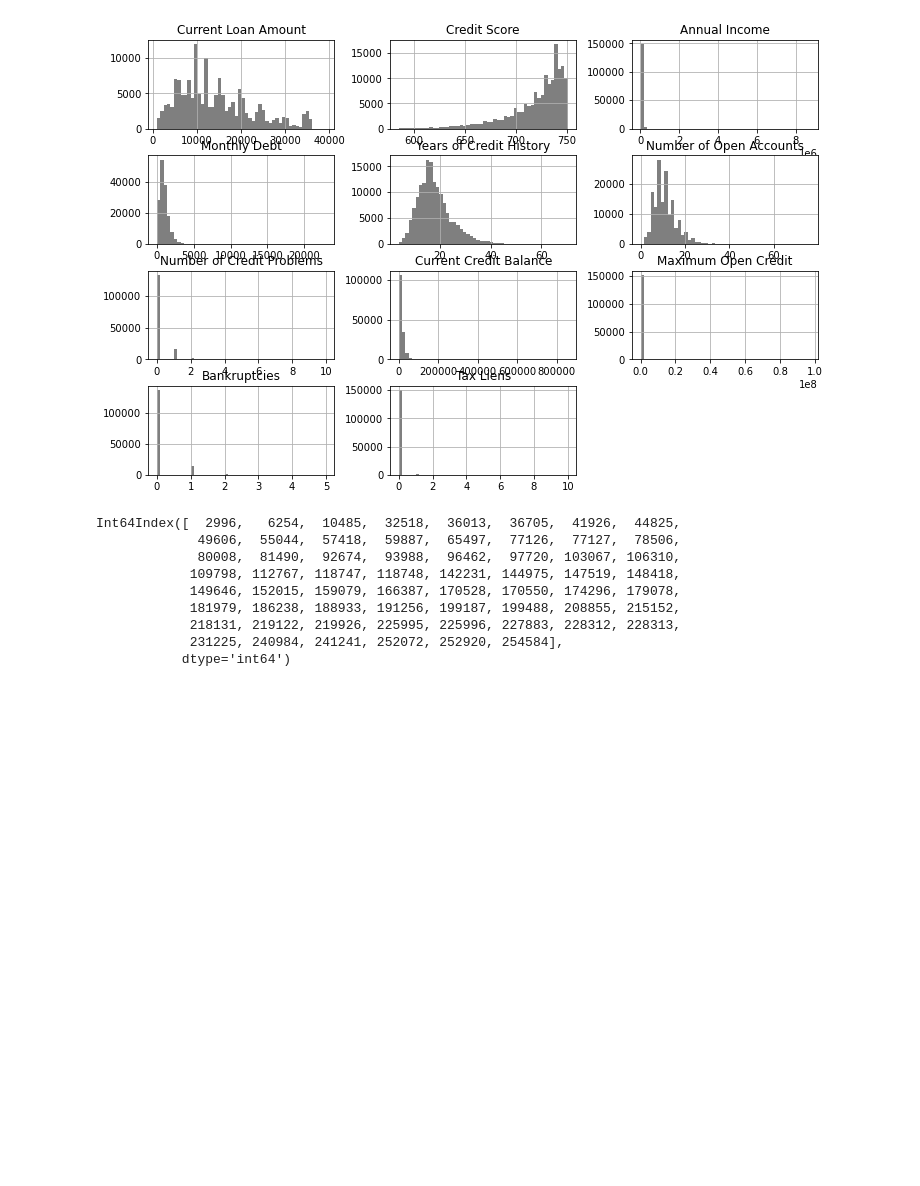
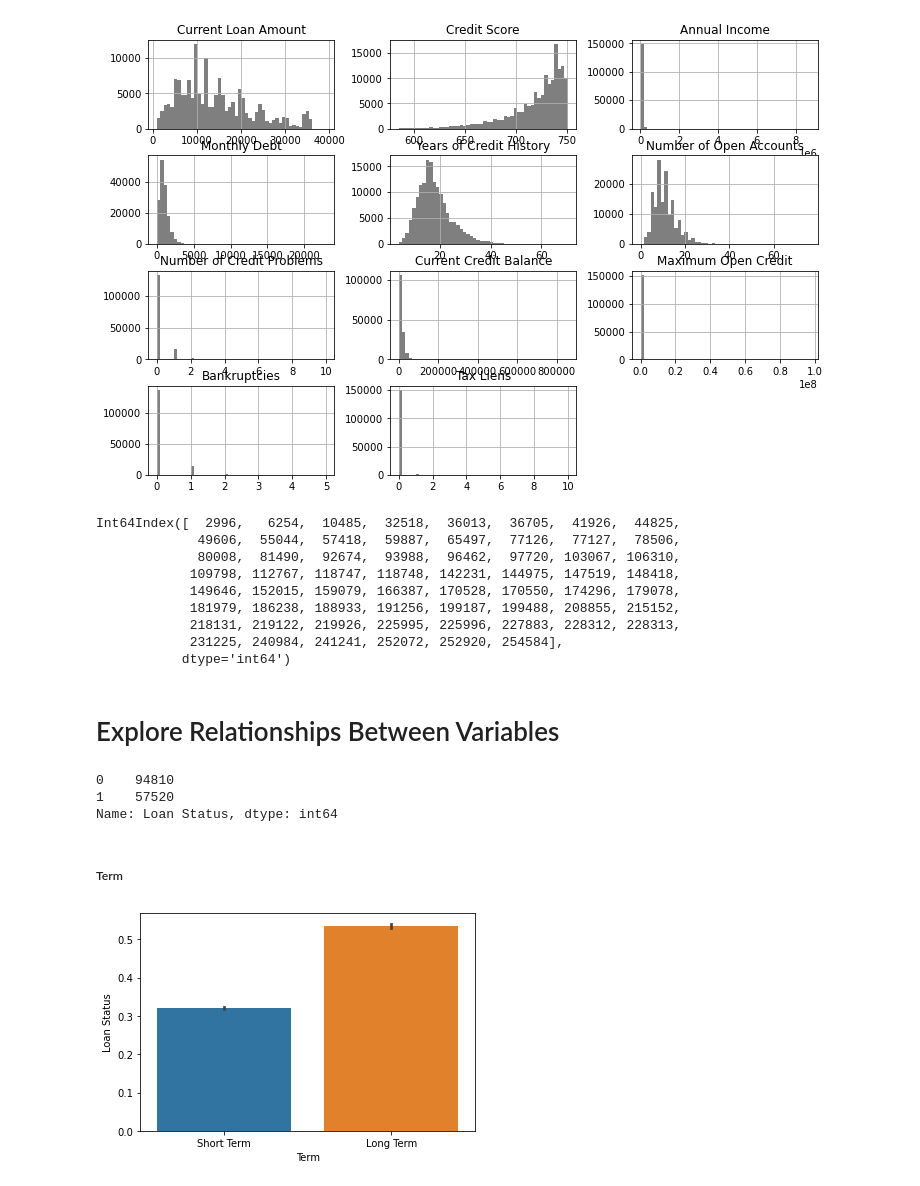
Before and after one commit to katya-stanzy/LoanDataShowcase, a Jupyter notebook: 1. Data Ingestion, Exploration and Cleaning.ipynb, the cells around one changed output. Drawn from its saved outputs; the diff is of its cells as text; code cells hidden in the pictures; blank space fills up the shorter version.

```diff
--- a/1. Data Ingestion, Exploration and Cleaning.ipynb
+++ b/1. Data Ingestion, Exploration and Cleaning.ipynb
@@ -305,3 +305,5 @@ for i in range(len(df_new.index)) :
 # there is no NaN left
 # export result to a csv file:
 df_new.to_csv('df_new.csv', index=False)
+# %% [markdown]
+# Explore Relationships Between Variables
@@ -307,0 +312,15 @@ df_new.to_csv('df_new.csv', index=False)
+# %%
+df_new['Loan Status'] = df_new['Loan Status'].apply(lambda x: 0 if x=="Fully Paid" else 1)
+#df_new['Loan Status'] = df_new['Loan Status'].apply(lambda x: 0 if pd.to_numeric(x))
+df_new['Loan Status'].value_counts()
+# %% [output]
+0    94810
+1    57520
+Name: Loan Status, dtype: int64
+# %% [markdown]
+##### Term
+# %%
+sns.barplot(x="Term", y='Loan Status', data=df_new)
+plt.show()
+# %% [output]
+[figure, added]
```
Also changed, not shown: parts of 25 cells of this notebook, 1 other file.
